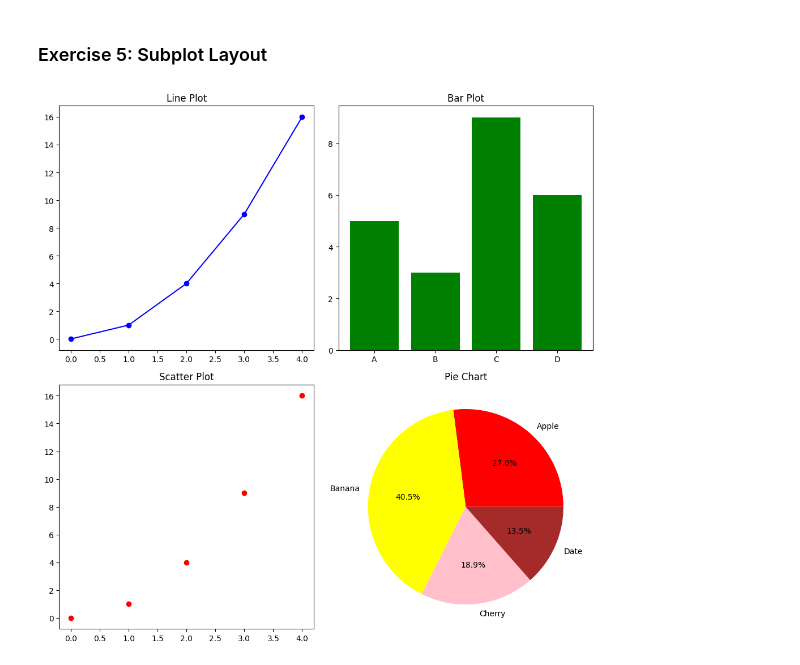
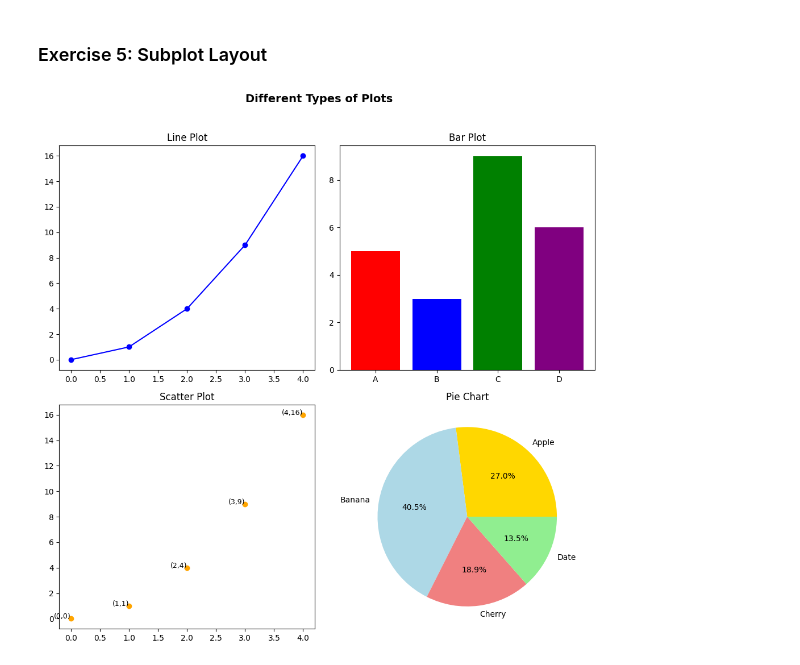
Before and after one commit to chandanavj-22/python-jupyter-template, a Jupyter notebook: src/5-subplot.ipynb, the cells around one changed output. Cells and saved outputs as stored; diff of their text form; code cells hidden in the pictures.

```diff
--- a/src/5-subplot.ipynb
+++ b/src/5-subplot.ipynb
@@ -7,49 +7,61 @@ import matplotlib.pyplot as plt
 
 def plot_subplots(x, y, categories, values, labels, sizes):
     try:
-        # Validating data lengths
+        # Validate inputs
+        if not all(isinstance(lst, list) for lst in [x, y, categories, values, labels, sizes]):
+            raise TypeError("All inputs must be lists.")
+
         if len(x) != len(y):
-            raise ValueError("x and y lists must have the same length.")
+            raise ValueError("x and y must have the same length.")
+
         if len(categories) != len(values):
-            raise ValueError("Categories and values lists must have the same length.")
+            raise ValueError("Categories and values must have the same length.")
+
         if len(labels) != len(sizes):
-            raise ValueError("Labels and sizes lists must have the same length.")
+            raise ValueError("Labels and sizes must have the same length.")
+
+        if not all(isinstance(i, (int, float)) for i in x + y + values + sizes):
+            raise TypeError("Numeric lists must contain only integers or floats.")
 
         # Create a 2x2 grid of subplots
         fig, axs = plt.subplots(2, 2, figsize=(10, 10))
+        fig.suptitle("Different Types of Plots", fontsize=14, fontweight='bold')
+
         # First subplot: Line plot
         axs[0, 0].plot(x, y, marker='o', linestyle='-', color='b')
         axs[0, 0].set_title('Line Plot')
 
         # Second subplot: Bar plot
-        axs[0, 1].bar(categories, values, color='green')
+        axs[0, 1].bar(categories, values, color=['red', 'blue', 'green', 'purple'])
         axs[0, 1].set_title('Bar Plot')
 
         # Third subplot: Scatter plot
-        axs[1, 0].scatter(x, y, color='red')
+        axs[1, 0].scatter(x, y, color='orange')
+        for i, (xi, yi) in enumerate(zip(x, y)):  # Add annotations
+            axs[1, 0].text(xi, yi, f'({xi},{yi})', fontsize=9, ha='right')
         axs[1, 0].set_title('Scatter Plot')
 
         # Fourth subplot: Pie chart
-        axs[1, 1].pie(sizes, labels=labels, autopct='%1.1f%%', colors=['red', 'yellow', 'pink', 'brown'])
+        axs[1, 1].pie(sizes, labels=labels, autopct='%1.1f%%', colors=['gold', 'lightblue', 'lightcoral', 'lightgreen'])
         axs[1, 1].set_title('Pie Chart')
 
         # Adjust layout
-        plt.tight_layout()
+        plt.tight_layout(rect=[0, 0, 1, 0.96])
 
         # Show the plots
         plt.show()
 
     except Exception as e:
         print(f"Error: {e}")
 
 # Example data
 x = [0, 1, 2, 3, 4]
 y = [0, 1, 4, 9, 16]
 categories = ['A', 'B', 'C', 'D']
 values = [5, 3, 9, 6]
 labels = ['Apple', 'Banana', 'Cherry', 'Date']
 sizes = [10, 15, 7, 5]
 
 plot_subplots(x, y, categories, values, labels, sizes)
 # %% [output]
-[figure, old version]
+[figure, new version]
```
Also changed, not shown: 4 other files.
